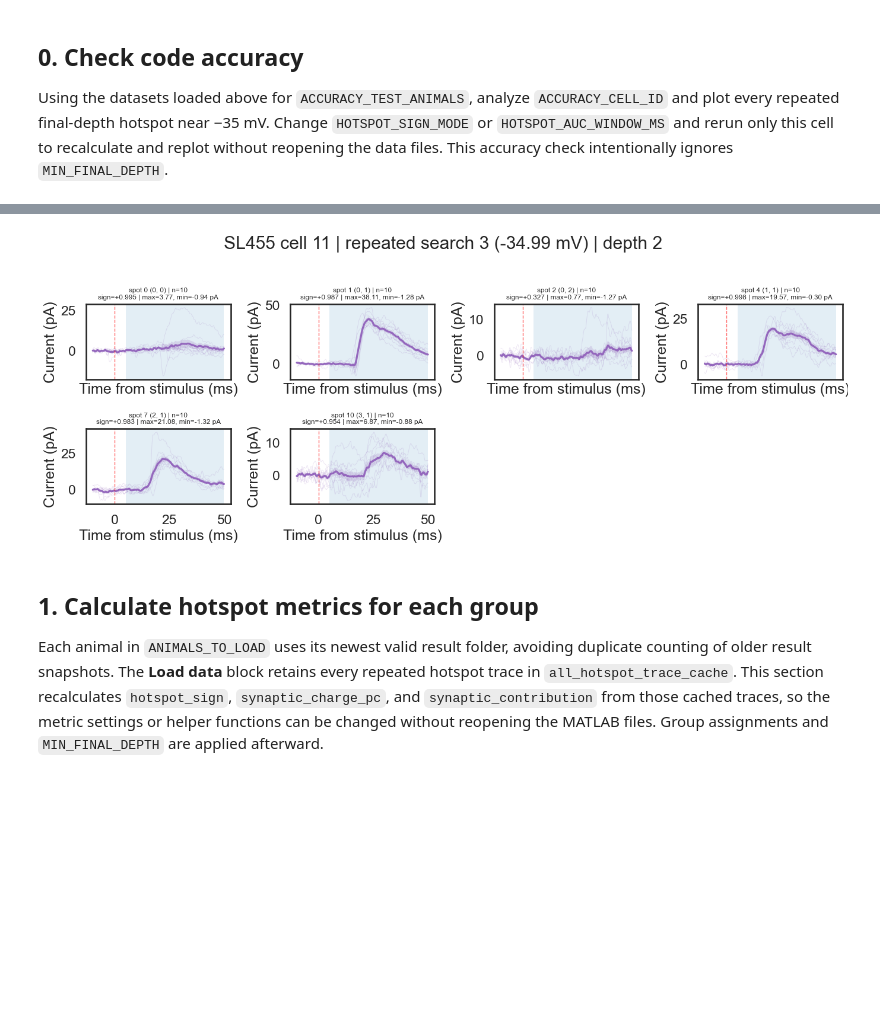
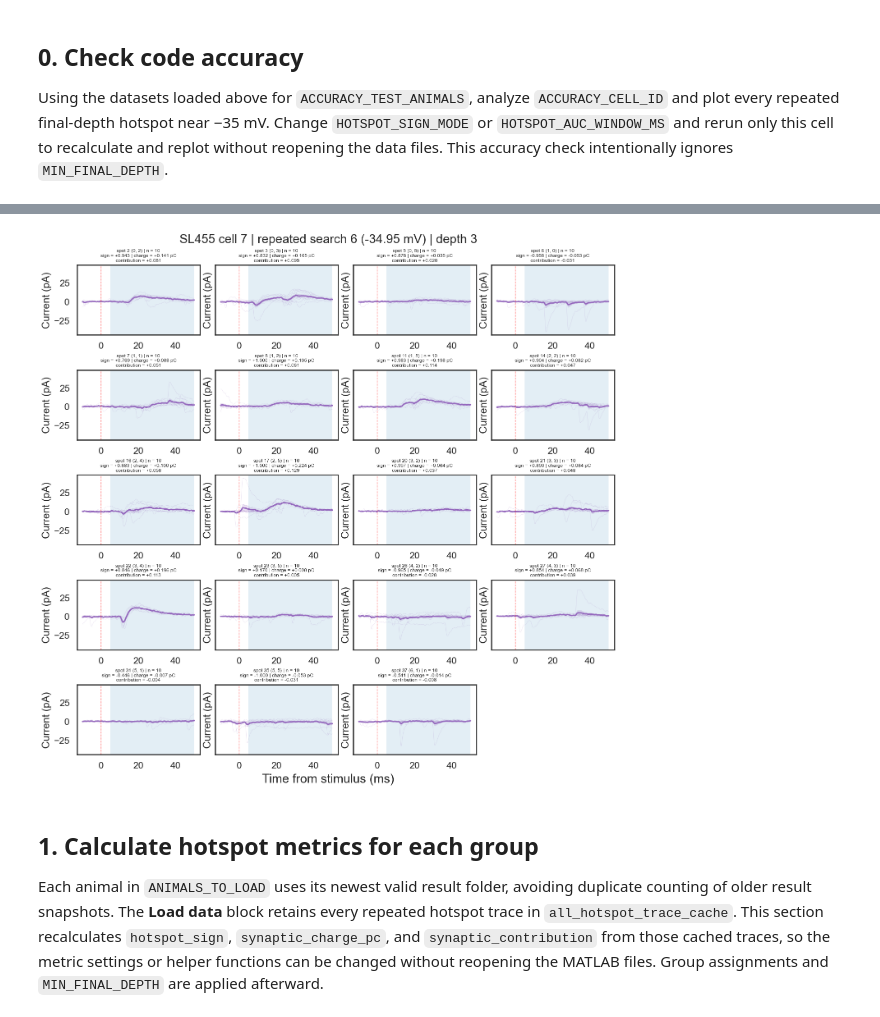
Before and after one commit to shunnnli/pyNeuroDAP, a Jupyter notebook: notebooks/Shun_dmd_analysis.ipynb, the cells around one changed output, grey strips where cells are left out. Saved outputs shown, nothing was run; the diff lists cells and outputs as text; code cells hidden in the pictures; blank space fills up the shorter version.

```diff
--- a/notebooks/Shun_dmd_analysis.ipynb
+++ b/notebooks/Shun_dmd_analysis.ipynb
@@ -700,12 +700,24 @@ def analyze_cell_hotspots(
         hotspot_df["synaptic_contribution"] = get_synaptic_contribution(
             hotspot_df["synaptic_charge_pc"]
         )
+        for analysis in analyses:
+            search_rows = hotspot_df.loc[
+                hotspot_df["search_idx"].eq(analysis["search_idx"])
+            ]
+            contribution_by_spot = search_rows.set_index(
+                "spot_idx"
+            )["synaptic_contribution"]
+            analysis["metrics"] = analysis["metrics"].assign(
+                synaptic_contribution=lambda frame: frame["spot_idx"].map(
+                    contribution_by_spot
+                )
+            )
     return hotspot_df, pd.DataFrame(log_records, columns=LOG_COLUMNS), analyses
 # %%
 # Repeated-trace plotting and the visual accuracy-check workflow
 
-def plot_hotspot_responses(analysis, ncols=4):
-    """Plot all repeated sweeps, their mean/SEM, and each hotspot's sign."""
+def plot_hotspot_responses(analysis, ncols=4, share_y=True):
+    """Plot repeated sweeps, their mean/SEM, and each hotspot's metrics."""
     metrics = analysis["metrics"]
     if metrics.empty:
         return None
@@ -715,7 +727,7 @@ def plot_hotspot_responses(analysis, ncols=4):
     nrows = int(np.ceil(nplots / ncols))
     fig, axes = plt.subplots(
         nrows, ncols, figsize=(3.5 * ncols, 2.7 * nrows), squeeze=False,
-        sharex=True,
+        sharex=True, sharey=share_y, layout="constrained",
     )
     axes = axes.ravel()
     color = vhold_color(analysis["vhold_mv"])
@@ -784,12 +796,13 @@ def plot_hotspot_responses(analysis, ncols=4):
         ax.axvline(0, color="red", linestyle="--", linewidth=1, alpha=0.6)
         ax.set_title(
             f"spot {row.spot_idx} ({row.spot_row}, {row.spot_col}) | "
-            f"n={row.n_sweeps}\n"
-            f"sign={row.hotspot_sign:+.3f} | "
-            f"max={row.max_current_pa:.2f}, min={row.min_current_pa:.2f} pA",
+            f"n = {row.n_sweeps}\n"
+            f"sign = {row.hotspot_sign:+.3f} | "
+            f"charge = {row.synaptic_charge_pc:+.3f} pC\n"
+            f"contribution = {row.synaptic_contribution:+.3f}",
             fontsize=8.5,
         )
-        ax.set_xlabel("Time from stimulus (ms)")
+        ax.tick_params(axis="x", labelbottom=True)
         ax.set_ylabel("Current (pA)")
     for ax in axes[nplots:]:
         ax.axis("off")
@@ -798,9 +811,8 @@ def plot_hotspot_responses(analysis, ncols=4):
         f"{analysis['animal']} cell {analysis['cell']} | repeated search "
         f"{analysis['search_idx']} ({analysis['vhold_mv']:.2f} mV) | "
         f"depth {analysis['final_depth']}",
-        y=1.01,
     )
-    fig.tight_layout()
+    fig.supxlabel("Time from stimulus (ms)")
     return fig
 
 
@@ -829,7 +841,7 @@ def load_accuracy_check_data(test_animals):
 
 def run_accuracy_check(
     dataset_cache, cell_id, sign_mode=HOTSPOT_SIGN_MODE,
-    auc_window_ms=HOTSPOT_AUC_WINDOW_MS,
+    auc_window_ms=HOTSPOT_AUC_WINDOW_MS, share_y=True,
 ):
     """Analyze and plot already-loaded accuracy-check datasets."""
     if not isinstance(dataset_cache, dict):
@@ -845,7 +857,10 @@ def run_accuracy_check(
         metric_frames.append(metrics)
         log_frames.append(log)
         figures.extend(
-            fig for fig in (plot_hotspot_responses(item) for item in analyses)
+            fig for fig in (
+                plot_hotspot_responses(item, share_y=share_y)
+                for item in analyses
+            )
             if fig is not None
         )
     metrics = (
@@ -1313,7 +1328,7 @@ Cached 18070 control segments from 38 cells.
 Load the configured test animals once. Rerunning Section 0 with a different sign mode or AUC window uses this in-memory cache.
 # %%
 ACCURACY_TEST_ANIMALS = ["SL455"]
-ACCURACY_CELL_ID = 2
+ACCURACY_CELL_ID = 7
 
 accuracy_dataset_cache, accuracy_load_log_df = (
     load_accuracy_check_data(ACCURACY_TEST_ANIMALS)
@@ -1338,6 +1353,7 @@ test_hotspot_metrics_df, test_analysis_log_df, test_figures = run_accuracy_check
     ACCURACY_CELL_ID,
     sign_mode=HOTSPOT_SIGN_MODE,
     auc_window_ms=HOTSPOT_AUC_WINDOW_MS,
+    share_y=True,
 )
 
 if test_hotspot_metrics_df.empty:
@@ -1355,4 +1381,4 @@ else:
-[figure, old version]
+[figure, new version]
 # %% [markdown]
 ## 1. Calculate hotspot metrics for each group
 
```
Also changed, not shown: parts of 7 cells of this notebook.
